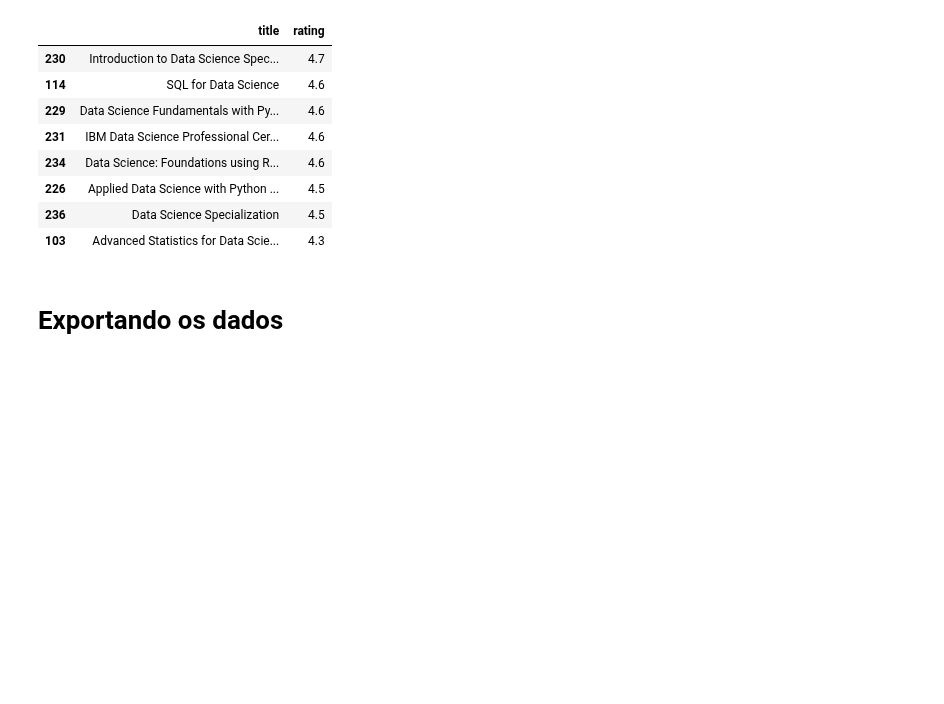
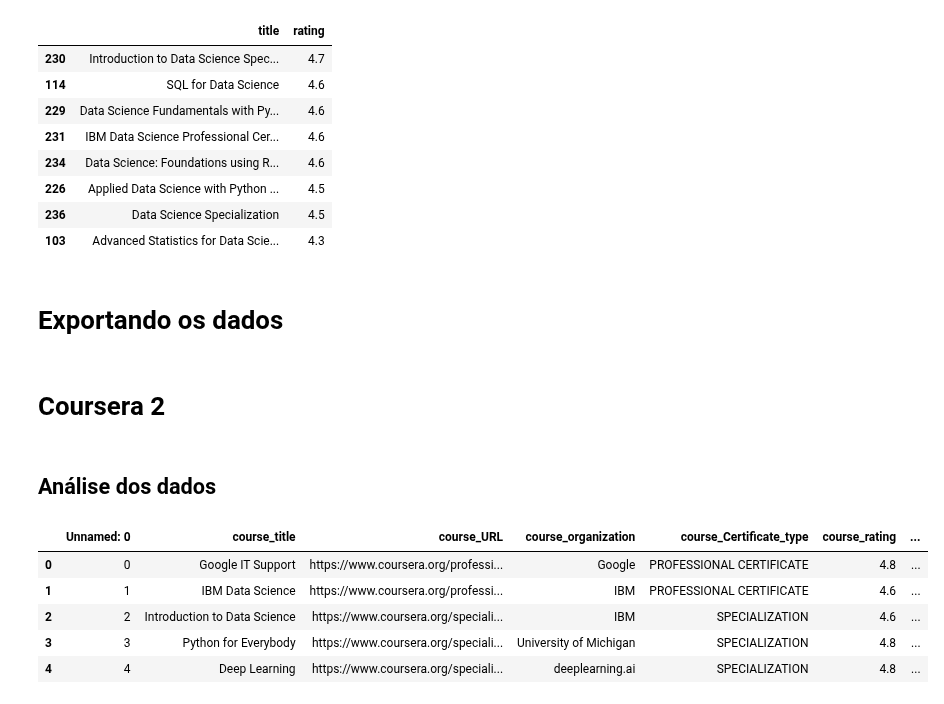
Before and after one commit to ismailymendes/mooc_udemy_coursera, a Jupyter notebook: mooc_udemy.ipynb, the cells around one changed output. Saved outputs shown, nothing was run; the diff lists cells and outputs as text; code cells hidden in the pictures; blank space fills up the shorter version.

```diff
--- a/mooc_udemy_coursera.ipynb
+++ b/mooc_udemy.ipynb
@@ -20,6 +19,7 @@ from matplotlib.patches import Polygon
 # %%
 udemy_cursos = pd.read_csv('data/udemy_cursos.csv') # https://www.kaggle.com/datasets/hossaingh/udemy-courses
 coursera_cursos = pd.read_csv('data/coursera_cursos.csv') # https://www.kaggle.com/datasets/anasmahmood000/coursera-courses-dataset
+coursera_cursos2 = pd.read_csv('data/Coursera_catalog.csv') # https://www.kaggle.com/datasets/sowmyaiyer/coursera-courses-and-details
 # %%
 udemy_cursos.head(5)
 # %% [output]
@@ -936,3 +938,16 @@ Courses_data[['title','rating']]
 # Exporta o dataset final
 coursera_cursos.to_csv('data/coursera_cursos_final.csv', sep =';', index=False)
 udemy_cursos.to_csv('data/udemy_cursos_final.csv', sep =';', index=False)
+# %% [markdown]
+# Coursera 2
+# %% [markdown]
+## Análise dos dados
+# %%
+coursera_cursos2.head()
+# %% [output]
+|  | Unnamed: 0 | course_title | course_URL | course_organization | course_Certificate_type | course_rating | ... |
+| 0 | 0 | Google IT Support | https://www.coursera.org/professi... | Google | PROFESSIONAL CERTIFICATE | 4.8 | ... |
+| 1 | 1 | IBM Data Science | https://www.coursera.org/professi... | IBM | PROFESSIONAL CERTIFICATE | 4.6 | ... |
+| 2 | 2 | Introduction to Data Science | https://www.coursera.org/speciali... | IBM | SPECIALIZATION | 4.6 | ... |
+| 3 | 3 | Python for Everybody | https://www.coursera.org/speciali... | University of Michigan | SPECIALIZATION | 4.8 | ... |
+| 4 | 4 | Deep Learning | https://www.coursera.org/speciali... | deeplearning.ai | SPECIALIZATION | 4.8 | ... |
```
Also changed, not shown: parts of 8 cells of this notebook, 1 other file.
